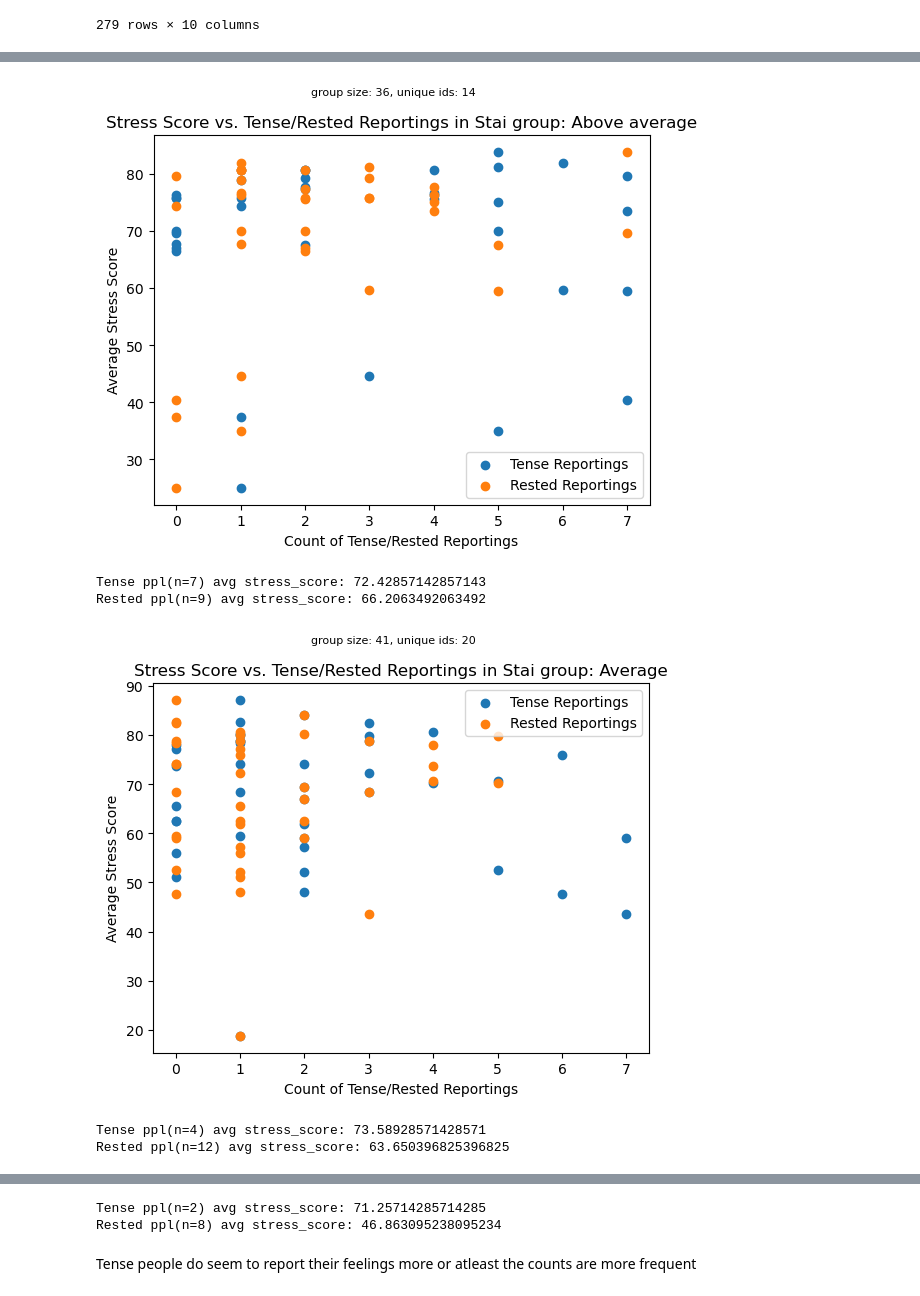
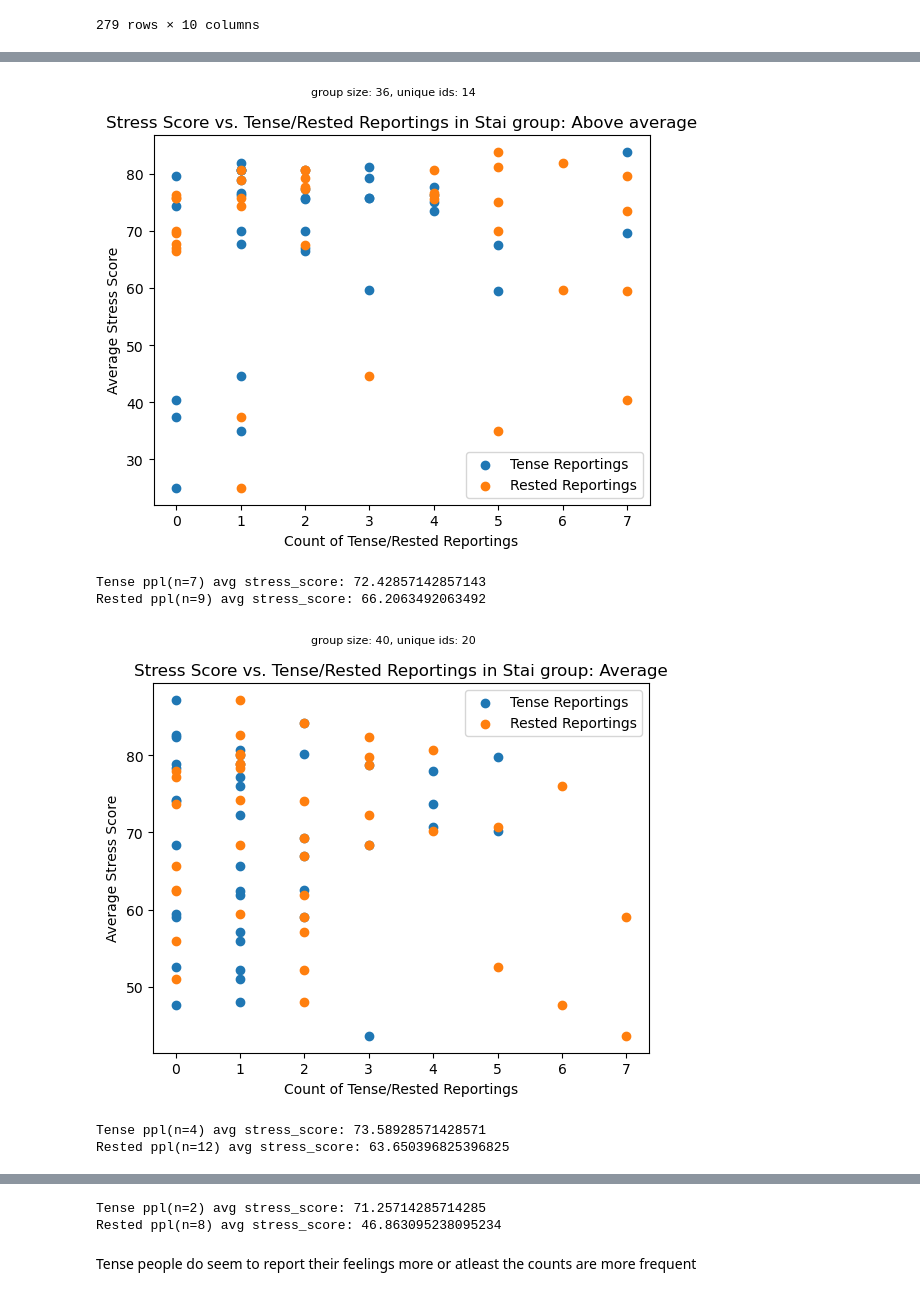
Before and after one commit to Vahvelainen/DCM100-Diffractively-modeling-data-for-design, a Jupyter notebook: modelings/weekly_stai.ipynb, the cells around one changed output, grey strips where cells are left out. Cells and saved outputs as stored; diff of their text form; code cells hidden in the pictures.

```diff
--- a/modelings/weekly_stai.ipynb
+++ b/modelings/weekly_stai.ipynb
@@ -54,7 +54,7 @@ filtered_stai = stai.copy()
 
 #Filter missing stress scores and people who didn't report either tense or rested
 filtered_stai = filtered_stai.dropna(subset=['stress_score_avg'])
-filtered_stai = filtered_stai[ filtered_stai['stress_score_avg'] > 15 ] #Outlier
+filtered_stai = filtered_stai[ filtered_stai['stress_score_avg'] > 20 ] #Outliers
 filtered_stai = filtered_stai[~((filtered_stai['tense_count'] == 0) & (filtered_stai['rested_count'] == 0))]
 
 # Show
@@ -90,38 +90,39 @@ import matplotlib.pyplot as plt
 
 for group_name, stai_group in stai_groups:
   # Assuming your data is stored in a pandas DataFrame called 'df'
+
   stress_score = stai_group['stress_score_avg']
-  tense_reportings = stai_group['rested_count']
-  rested_reportings = stai_group['tense_count']
+  tense_reportings = stai_group['tense_count']
+  rested_reportings = stai_group['rested_count']
 
   # Plot the scatter plot
   plt.scatter(tense_reportings, stress_score, label='Tense Reportings')
   plt.scatter(rested_reportings, stress_score, label='Rested Reportings')
 
   desc1 = 'group size: ' + str(stai_group.shape[0])
   desc2 = 'unique ids: ' + str(stai_group['user_id'].nunique())
   plt.suptitle( ', '.join([desc1, desc2]), fontsize=8 )
 
   # Set the labels and title of the plot
   plt.xlabel('Count of Tense/Rested Reportings')
   plt.ylabel('Average Stress Score')
   plt.title('Stress Score vs. Tense/Rested Reportings in Stai group: ' + group_name)
 
   # Add a legend
   plt.legend()
 
   # Display the plot
   plt.show()
 
   # See if there is difference in averages between tense vs rested people
   tense = stai_group[ ( stai_group['tense_count'] >= 2 ) & ( stai_group['rested_count'] < 2 ) ]
   print( 'Tense ppl(n=' + str(tense.shape[0]) + ') avg stress_score: ' + str(tense['stress_score_avg'].mean()) )
   rested = stai_group[ ( stai_group['rested_count'] >= 2 ) & ( stai_group['tense_count'] < 2 ) ]
   print( 'Rested ppl(n=' + str(rested.shape[0]) + ') avg stress_score: ' + str(rested['stress_score_avg'].mean()) )
 # %% [output]
-[figure, old version]
+[figure, new version]
 Tense ppl(n=7) avg stress_score: 72.42857142857143
 Rested ppl(n=9) avg stress_score: 66.2063492063492
-[figure, old version]
+[figure, new version]
 Tense ppl(n=4) avg stress_score: 73.58928571428571
 Rested ppl(n=12) avg stress_score: 63.650396825396825
```
Also changed, not shown: parts of 2 cells of this notebook.
